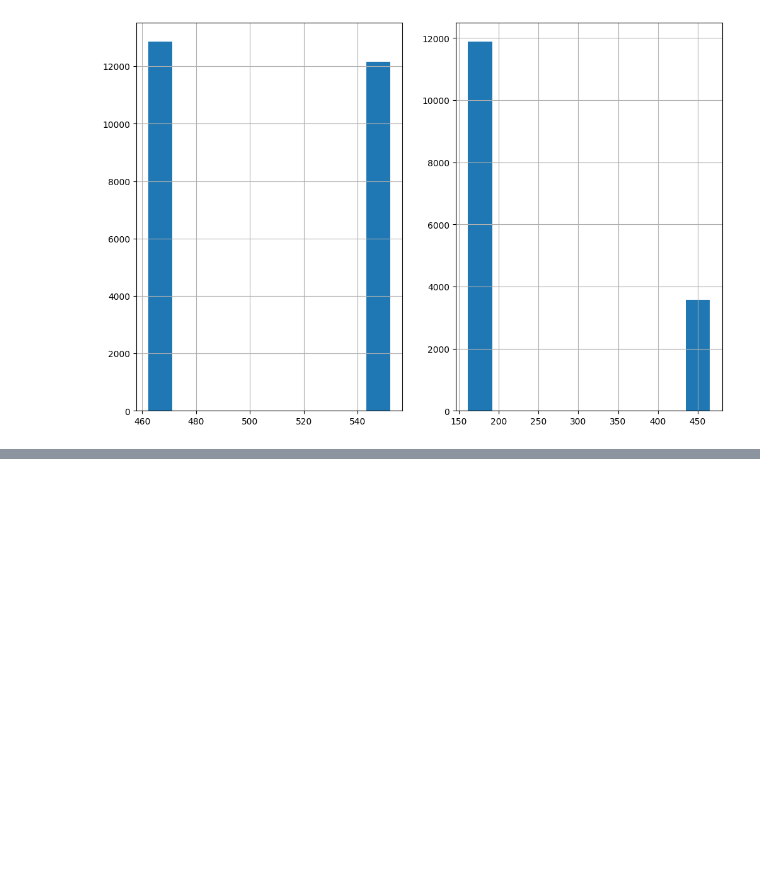
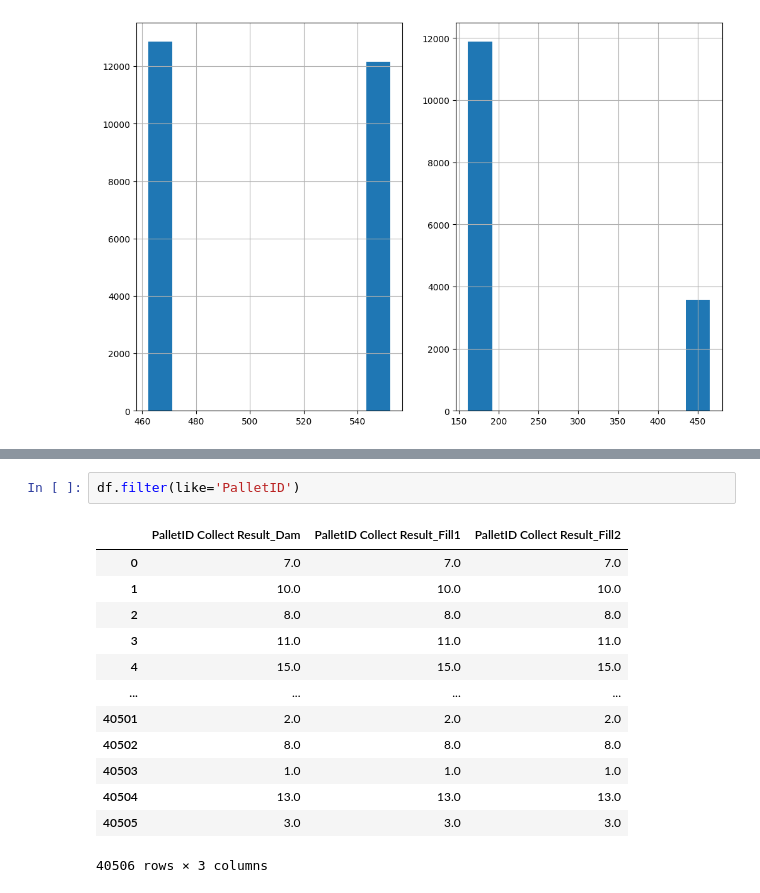
Before and after one commit to moool01/LGAIMERS5th, a Jupyter notebook: EDA.ipynb, the cells around one changed output, grey strips where cells are left out. Saved outputs shown, nothing was run; the diff lists cells and outputs as text; blank space fills up the shorter version.

```diff
--- a/EDA.ipynb
+++ b/EDA.ipynb
@@ -95,0 +112,16 @@ df[df['Equipment_Dam']=='Dam dispenser #2']['HEAD NORMAL COORDINATE X AXIS(Stage
+# %%
+df.filter(like='PalletID')
+# %% [output]
+|  | PalletID Collect Result_Dam | PalletID Collect Result_Fill1 | PalletID Collect Result_Fill2 |
+| 0 | 7.0 | 7.0 | 7.0 |
+| 1 | 10.0 | 10.0 | 10.0 |
+| 2 | 8.0 | 8.0 | 8.0 |
+| 3 | 11.0 | 11.0 | 11.0 |
+| 4 | 15.0 | 15.0 | 15.0 |
+| ... | ... | ... | ... |
+| 40501 | 2.0 | 2.0 | 2.0 |
+| 40502 | 8.0 | 8.0 | 8.0 |
+| 40503 | 1.0 | 1.0 | 1.0 |
+| 40504 | 13.0 | 13.0 | 13.0 |
+| 40505 | 3.0 | 3.0 | 3.0 |
+40506 rows × 3 columns
```
Also changed, not shown: parts of 1 cell of this notebook, 1 other file.
